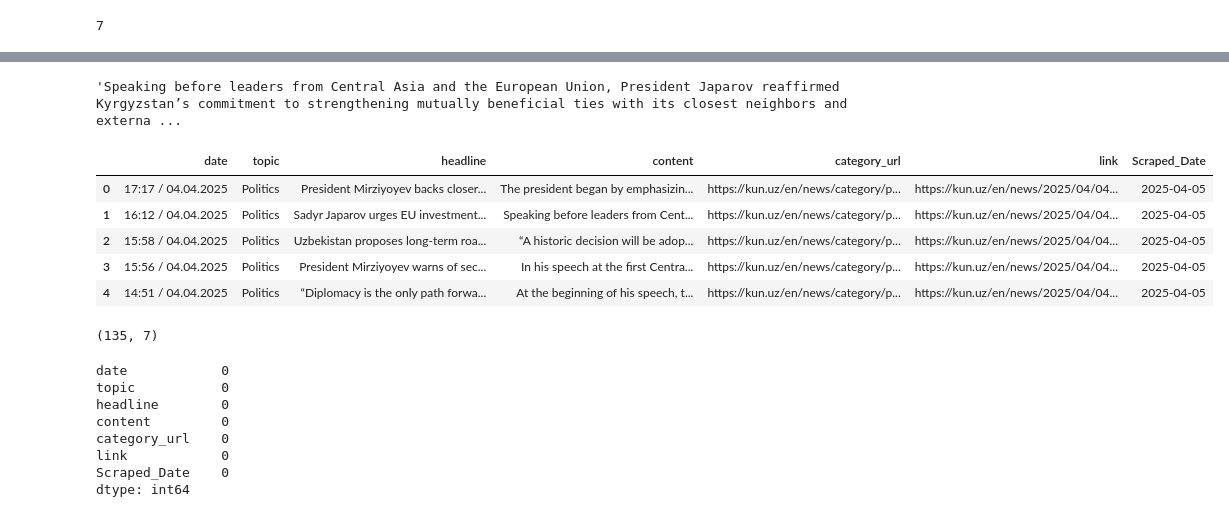
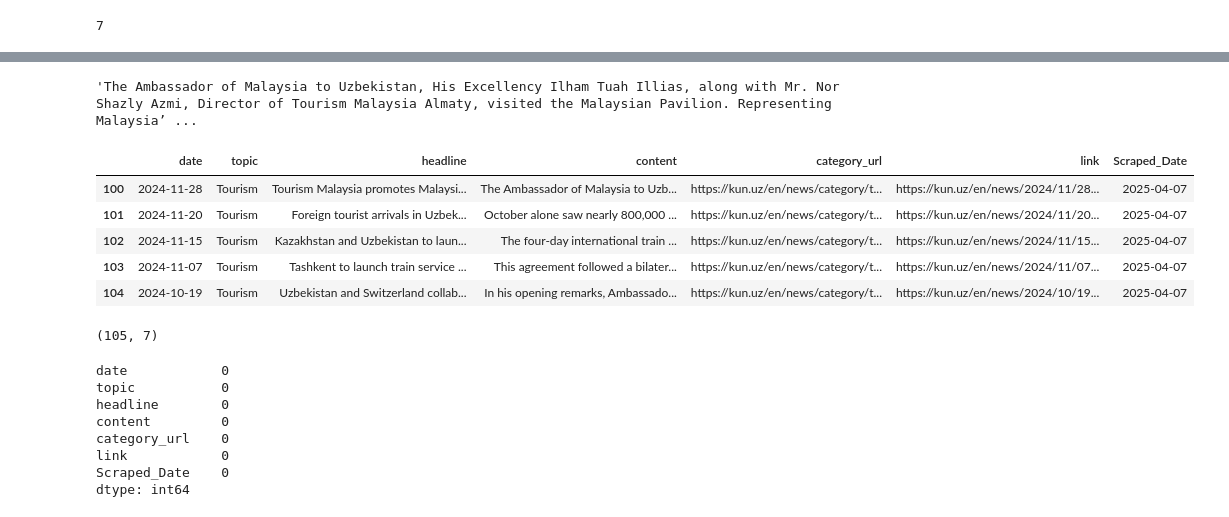
Before and after one commit to Mukhammadkodir27/Machine_Learning_Projects, a Jupyter notebook: Kun-Uz-News.ipynb, the cells around one changed output, grey strips where cells are left out. Saved outputs shown, nothing was run; the diff lists cells and outputs as text; code cells hidden in the pictures.

```diff
--- a/Kun-Uz-News.ipynb
+++ b/Kun-Uz-News.ipynb
@@ -162,41 +166,3 @@ Stacktrace:
 len(all_pages)
 # %% [output]
 7
-# %%
-scraped_data = []
-category_topics = {
-    "https://kun.uz/en/news/category/politics": "Politics",
-    "https://kun.uz/en/news/category/society": "Society",
-    "https://kun.uz/en/news/category/business": "Business",
-    "https://kun.uz/en/news/category/tech": "Tech",
-    "https://kun.uz/en/news/category/culture": "Culture",
-    "https://kun.uz/en/news/category/sport-en": "Sport",
-    "https://kun.uz/en/news/category/tourism": "Tourism"
-}
-
-for url, page_source in tqdm(all_pages.items(), desc="Scraping all categories"):
-    soup = BeautifulSoup(page_source, 'html.parser')
-    topic = category_topics.get(url, 'Unknown')
-    main_container = soup.find('div', {'id': 'news-list'})
-    if not main_container:
-        print(f"No article container found on {url}")
-        continue
-    article_links = main_container.find_all('a', class_='news-page__item')
-    for article in article_links:
-        relative_url = article.get('href', '')
-        full_url = 'https://kun.uz' + relative_url if relative_url else "N/A"
-        # article
-        headline_tag = article.find('h3', class_='news-page__item-title')
-        headline = headline_tag.get_text(strip=True) if headline_tag else "N/A"
-        # Extract the publication date
-        date_div = article.find('div', class_='gray-date')
-        date = date_div.get_text(strip=True) if date_div else "N/A"
-        scraped_data.append({
-            'date': date,
-            'topic': topic,
-            'headline': headline,
-            'link': full_url,
-            'category_url': url
-        })
-
-df = pd.DataFrame(scraped_data)
@@ -297,22 +292,22 @@ df2.head()
 # %%
-df2.iloc[1, 3]
+df.iloc[100, 3]
 # %% [output]
-'Speaking before leaders from Central Asia and the European Union, President Japarov reaffirmed Kyrgyzstan’s commitment to strengthening mutually beneficial ties with its closest neighbors and externa ...
+'The Ambassador of Malaysia to Uzbekistan, His Excellency Ilham Tuah Illias, along with Mr. Nor Shazly Azmi, Director of Tourism Malaysia Almaty, visited the Malaysian Pavilion. Representing Malaysia’ ...
 # %%
 today = datetime.today()
 # %%
-df2['Scraped_Date'] = today.strftime('%Y-%m-%d')
+df['Scraped_Date'] = today.strftime('%Y-%m-%d')
 # %%
-df2.head()
+df.tail()
 # %% [output]
 |  | date | topic | headline | content | category_url | link | Scraped_Date |
-| 0 | 17:17 / 04.04.2025 | Politics | President Mirziyoyev backs closer... | The president began by emphasizin... | https://kun.uz/en/news/category/p... | https://kun.uz/en/news/2025/04/04... | 2025-04-05 |
-| 1 | 16:12 / 04.04.2025 | Politics | Sadyr Japarov urges EU investment... | Speaking before leaders from Cent... | https://kun.uz/en/news/category/p... | https://kun.uz/en/news/2025/04/04... | 2025-04-05 |
-| 2 | 15:58 / 04.04.2025 | Politics | Uzbekistan proposes long-term roa... | “A historic decision will be adop... | https://kun.uz/en/news/category/p... | https://kun.uz/en/news/2025/04/04... | 2025-04-05 |
-| 3 | 15:56 / 04.04.2025 | Politics | President Mirziyoyev warns of sec... | In his speech at the first Centra... | https://kun.uz/en/news/category/p... | https://kun.uz/en/news/2025/04/04... | 2025-04-05 |
-| 4 | 14:51 / 04.04.2025 | Politics | “Diplomacy is the only path forwa... | At the beginning of his speech, t... | https://kun.uz/en/news/category/p... | https://kun.uz/en/news/2025/04/04... | 2025-04-05 |
+| 100 | 2024-11-28 | Tourism | Tourism Malaysia promotes Malaysi... | The Ambassador of Malaysia to Uzb... | https://kun.uz/en/news/category/t... | https://kun.uz/en/news/2024/11/28... | 2025-04-07 |
+| 101 | 2024-11-20 | Tourism | Foreign tourist arrivals in Uzbek... | October alone saw nearly 800,000 ... | https://kun.uz/en/news/category/t... | https://kun.uz/en/news/2024/11/20... | 2025-04-07 |
+| 102 | 2024-11-15 | Tourism | Kazakhstan and Uzbekistan to laun... | The four-day international train ... | https://kun.uz/en/news/category/t... | https://kun.uz/en/news/2024/11/15... | 2025-04-07 |
+| 103 | 2024-11-07 | Tourism | Tashkent to launch train service ... | This agreement followed a bilater... | https://kun.uz/en/news/category/t... | https://kun.uz/en/news/2024/11/07... | 2025-04-07 |
+| 104 | 2024-10-19 | Tourism | Uzbekistan and Switzerland collab... | In his opening remarks, Ambassado... | https://kun.uz/en/news/category/t... | https://kun.uz/en/news/2024/10/19... | 2025-04-07 |
 # %%
-df2.shape
+df.shape
 # %% [output]
-(135, 7)
+(105, 7)
 # %%
```
Also changed, not shown: parts of 20 cells of this notebook.
